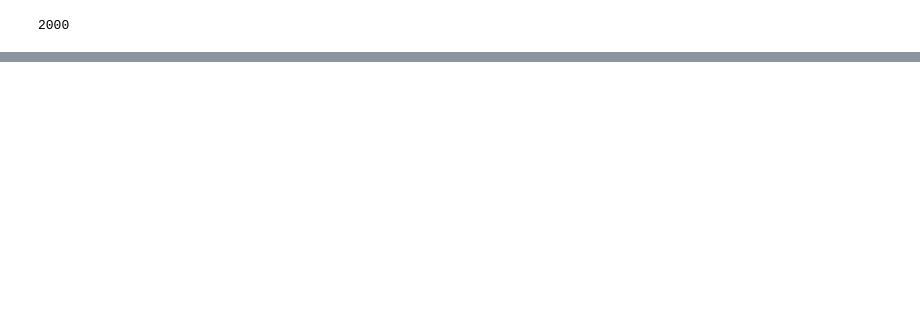
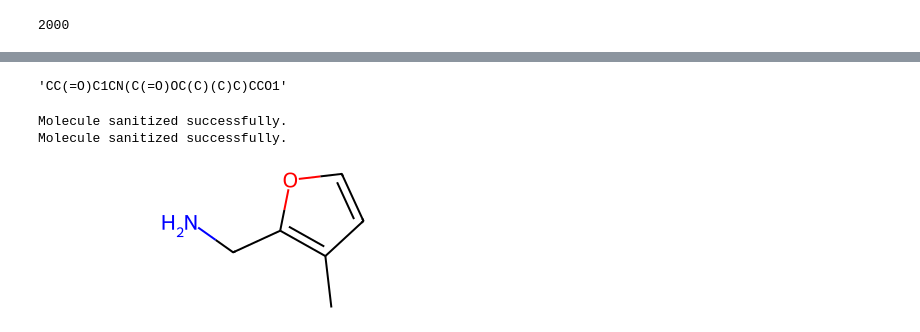
Before and after one commit to Whizz-tamie/designing-new-molecules, a Jupyter notebook: notebooks/exploration.ipynb, the cells around one changed output, grey strips where cells are left out. Drawn from its saved outputs; the diff is of its cells as text; code cells hidden in the pictures; blank space fills up the shorter version.

```diff
--- a/notebooks/exploration.ipynb
+++ b/notebooks/exploration.ipynb
@@ -1488,0 +1489,9 @@ KeyboardInterrupt:
+# %%
+match = []
+for r in r_tant:
+    try:
+        if Chem.MolFromSmiles(r).HasSubstructMatch(t.GetReactantTemplate(0), useChirality=True):
+            match.append(r)
+    except Exception as e:
+        print(f"Error: {e}")
+        break
@@ -1488,0 +1545,45 @@ KeyboardInterrupt:
+# %%
+random.choice(match2)
+# %% [output]
+'CC(=O)C1CN(C(=O)OC(C)(C)C)CCO1'
+# %%
+# Convert the SMILES string to an RDKit molecule object
+mol = Chem.MolFromSmiles(random.choice(match))
+mol2 = Chem.MolFromSmiles(random.choice(match2))
+
+# Check if the molecule was loaded correctly
+if mol:
+    # Sanitize the molecule (catch errors to see if any issues arise)
+    try:
+        Chem.SanitizeMol(mol)
+        print("Molecule sanitized successfully.")
+    except Chem.rdchem.KekulizeException as e:
+        print(f"Sanitization error: {e}")
+
+    # Visualize the molecule
+    img = Draw.MolToImage(mol)
+    img.show()
+else:
+    print("Failed to create molecule from SMILES.")
+
+# Check if the molecule was loaded correctly
+if mol2:
+    # Sanitize the molecule (catch errors to see if any issues arise)
+    try:
+        Chem.SanitizeMol(mol2)
+        print("Molecule sanitized successfully.")
+    except Chem.rdchem.KekulizeException as e:
+        print(f"Sanitization error: {e}")
+
+    # Visualize the molecule
+    img2 = Draw.MolToImage(mol2)
+    img2.show()
+else:
+    print("Failed to create molecule from SMILES.")
+# %% [output]
+Molecule sanitized successfully.
+Molecule sanitized successfully.
+# %%
+mol
+# %% [output]
+[figure, added]
```
Also changed, not shown: parts of 120 cells of this notebook, 26 other files.
